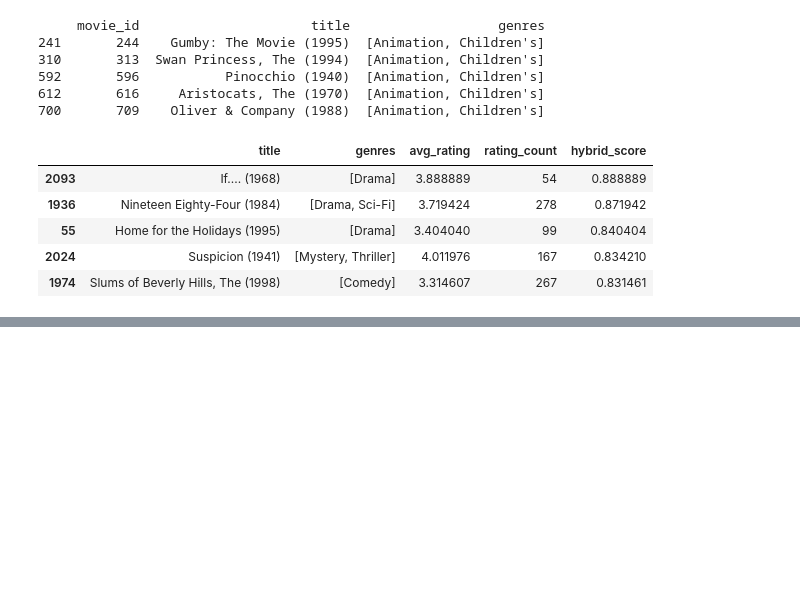
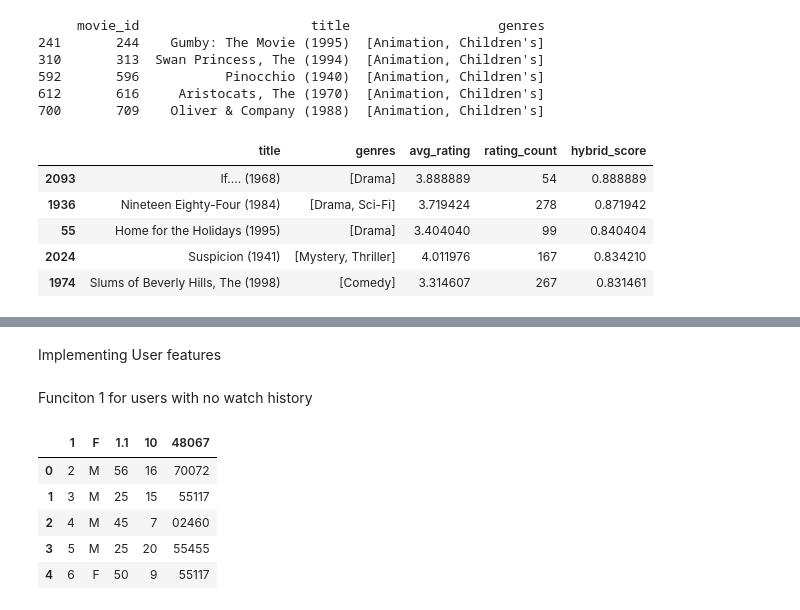
Before and after one commit to koomson-ak/recommender, a Jupyter notebook: notebooks/explorataion_1m.ipynb, the cells around one changed output, grey strips where cells are left out. Cells and saved outputs as stored; diff of their text form; code cells hidden in the pictures; blank space fills up the shorter version.

```diff
--- a/notebooks/explorataion_1m.ipynb
+++ b/notebooks/explorataion_1m.ipynb
@@ -212,0 +271,14 @@ hybrid_recommend("jumanji", top_n=5)
+# %% [markdown]
+Implementing User features
+# %% [markdown]
+Funciton 1 for users with no watch history
+# %%
+users = pd.read_csv("data/1m/users.dat", encoding="latin-1", sep="::")
+users.head()
+# %% [output]
+|  | 1 | F | 1.1 | 10 | 48067 |
+| 0 | 2 | M | 56 | 16 | 70072 |
+| 1 | 3 | M | 25 | 15 | 55117 |
+| 2 | 4 | M | 45 | 7 | 02460 |
+| 3 | 5 | M | 25 | 20 | 55455 |
+| 4 | 6 | F | 50 | 9 | 55117 |
```
Also changed, not shown: parts of 20 cells of this notebook.
